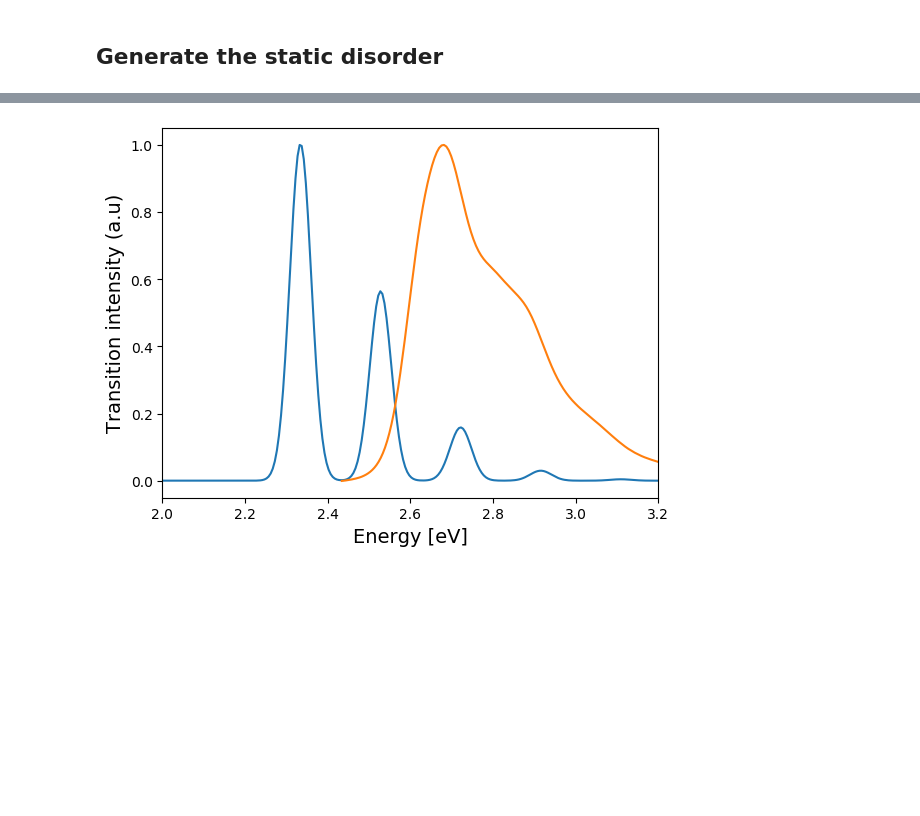
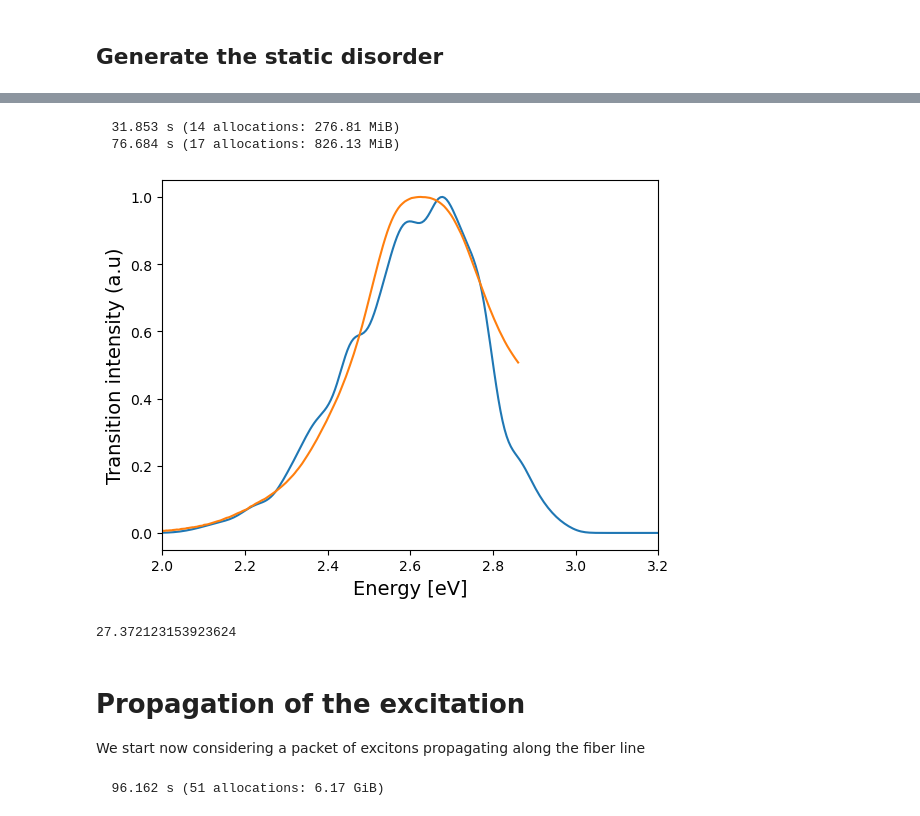
Before and after one commit to alberto-carta/CBT_Propagation, a Jupyter notebook: Main_spectral_calculator.ipynb, the cells around one changed output, grey strips where cells are left out. Cells and saved outputs as stored; diff of their text form; code cells hidden in the pictures; blank space fills up the shorter version.

```diff
--- a/Main_spectral_calculator.ipynb
+++ b/Main_spectral_calculator.ipynb
@@ -11,29 +13,39 @@ gaussian (generic function with 1 method)
 # %% [markdown]
 # Input parameters used to compute the chain
 # %%
-λ = 0.75 # Square root of the Huang-Rhys factor
+
+
+λ = 0.75 # Square root of the H uang-Rhys factor
 hw_vibr = 0.19375*1 #vibrational energy
 
 γ = 0.026 #0.0969*1.2 # HWHM of the lorentzian shape function OR standard deviation of a gaussian dynamic disorder
 dz = 3.4 # distance between monomers in the chain in Angstrom
 delz = 0.4 # taken from Saikin, accounts for an effective overlap of the wavefunctions
 trp_fac= 4.1 # 4.7 tripole interaction multiplicative factor (influences q^2, where q is the tripole charge)
-neighbors = 3 # number of neighbors in the chain
+neighbors = 2 # number of neighbors in the chain
 θ = 28 #rotation angle in degrees
-Mers = 30 #number of monomers in the chain
+Mers = 3000 #number of monomers in the chain
 
 Merschain = 1:Mers #iterable object useful for the chain indexing
 
-D=2 #number of orthogonal degenerate states
-n_vib= 5 #how many basis function in the target displaced oscillator you want to approximate, 5 give convergence to actual spectrum
+D=1 #number of orthogonal degenerate states
+n_vib= 2 #how many basis function in the target displaced oscillator you want to approximate, 5 give convergence to actual spectrum
 
-coupling = false
+coupling = true
 #randomization parameters
-σ = hw_vibr*0.6*0.0001 #static noise  0.08075
+σ = hw_vibr*0.6 #static noise  0.08075
 σ_conv = hw_vibr*0.58 #convolution for quick estimation of disorder effect, equivalent to no correlation and usable only for small sigma
 D_shift = 0.36 # gas-to-crystal shift
 hw_00 = 2.681*1.005-D_shift
 L0 =  70 #70  correlation length
+
+#choose whether to save or load an existing propagation file
+savefile = true
+savepath = string("propagations/En_pos_L0 = 703rd prop2_trapping" )
+#match(r^"(L0 )+\d+", savepath)
+loadfile = false
+# loadpath = string("propagations/En_pos_L0 = 70/En_pos.txt")
+loadpath = string("propagations/Pythoncheck/En_pos.txt")
 ;
 # %% [markdown]
  ## Generate the static disorder
@@ -180,42 +196,62 @@ eig_V = eigvecs(Ham_M)
+# %%
+#find the eigenvectors and eigenenergies of the matrix
+
+eig_En = @btime eigvals(Ham_M)
+eig_V = @btime eigvecs(Ham_M) ;
+# %% [output]
+  31.853 s (14 allocations: 276.81 MiB)
+  76.684 s (17 allocations: 826.13 MiB)
 # %%
 Peak_intens = (eig_V' * repeat(FC_factor, Mers*D)).^2  #calculate the intensity of each peak according to the Frank-Condon principle
+
 
 x_size = 1000
 x_intens = LinRange(0,5, x_size)
 envelope = zeros(x_size)
+IPR = zeros(mat_size) #calculate the inverse participation ratio
 
 for i in 1:mat_size
 
     envelope = envelope + gaussian.(x_intens, eig_En[i], γ )*Peak_intens[i]
 
+    IPR[i] = 1/(sum( eig_V[:,i].^(4) ))
+
 end
+
+L_D = mean(IPR)# evaluate the mean delocalization length
+print(L_D)
 
 envelope = envelope/maximum(envelope)
 
 if coupling == false
     exp_data = readdlm("spectral_data/AbsTHF.dat", skipstart = 1)
     exp_label = "Experimental monomer data in THF"
     nothing
 else
     exp_data = readdlm("spectral_data/AbsDod.dat", skipstart = 1)
     exp_label = "Experimental polymer data in "
     nothing
 end
 
 A = exp_data[:,2]
 B = exp_data[:,1]
 E= (c.*ħ./(B.*10^(-9)))./eV
 A = A./E
 
 A =  A ./ maximum(A)
 
 #load the experimental data
 
 plot(x_intens, envelope, label = "OPA Holstein model")
 plot(E, A, label = exp_label)
 ylabel("Transition intensity (a.u)")
 xlabel("Energy [eV]")
 xlim(left = 2.0, right=3.2)
 rc("axes", labelsize=14)
 # %% [output]
-[figure, old version]
+[figure, new version]
+27.372123153923624
+# %% [markdown]
+# Propagation of the excitation
+
+We start now considering a packet of excitons propagating along the fiber line
@@ -221,0 +284,4 @@ rc("axes", labelsize=14)
+# %%
+Mark_M = @btime exp(Dt * Renorm_M);
+# %% [output]
+  96.162 s (51 allocations: 6.17 GiB)
```
Also changed, not shown: parts of 16 cells of this notebook, 19 other files.
